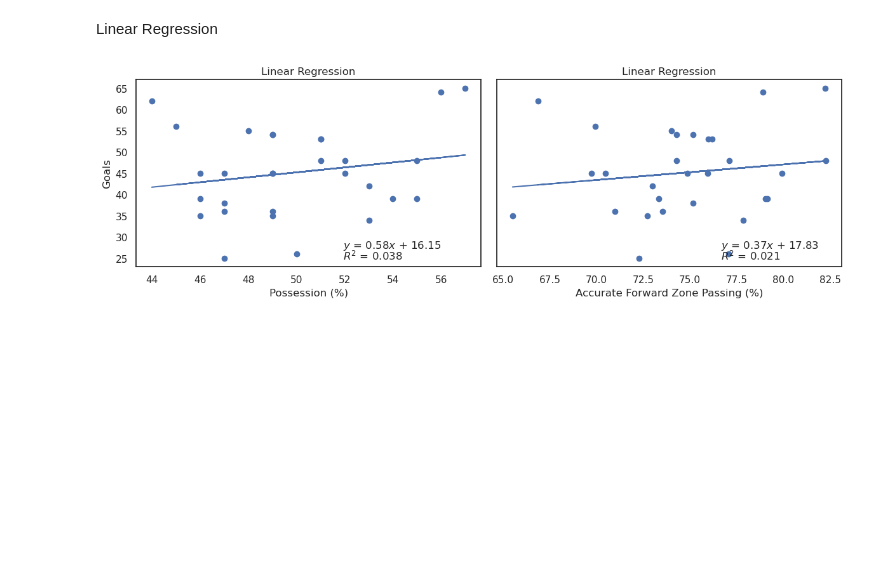
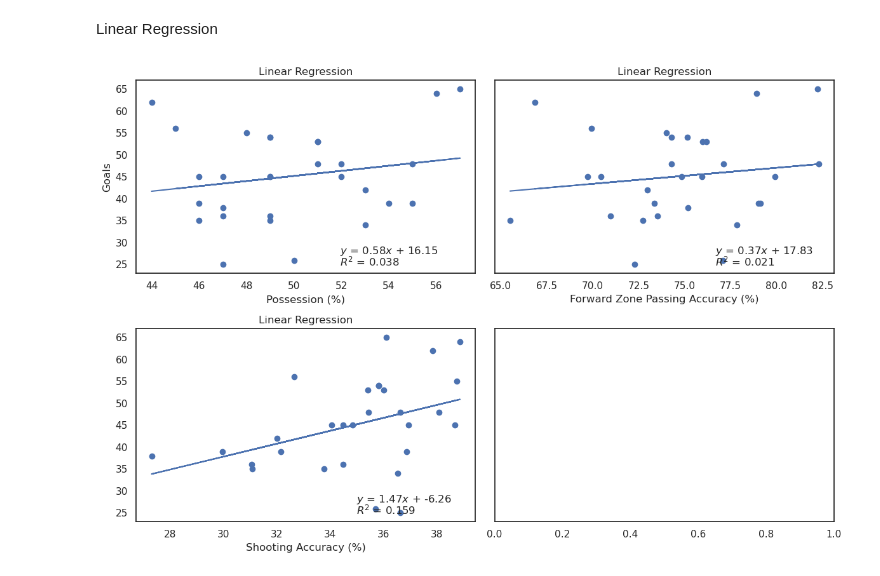
Before and after one commit to gtorrini/portfolio, a Jupyter notebook: data/mls_demo.ipynb, the cells around one changed output. Saved outputs shown, nothing was run; the diff lists cells and outputs as text; code cells hidden in the pictures; blank space fills up the shorter version.

```diff
--- a/data/mls_demo.ipynb
+++ b/data/mls_demo.ipynb
@@ -165,18 +178,30 @@ res2 = stats.linregress(mls_clubs['regular_season_statistics.accurate_fwd_zone_p
 # %%
-fig, axes = plt.subplots(nrows=2, ncols=2, sharey=True, figsize=(12, 4), tight_layout=True)
+assert mls_clubs is not None
+res = stats.linregress(mls_clubs['regular_season_statistics.possession_percentage'], mls_clubs['regular_season_statistics.goals'])
+res2 = stats.linregress(mls_clubs['regular_season_statistics.accurate_fwd_zone_pass_per'], mls_clubs['regular_season_statistics.goals'])
+res3 = stats.linregress(mls_clubs['regular_season_statistics.accurate_shooting_per'], mls_clubs['regular_season_statistics.goals'])
+
+fig, axes = plt.subplots(nrows=2, ncols=2, sharey=True, figsize=(12, 8), tight_layout=True)
 
 # First set
-axes[0].scatter(mls_clubs['regular_season_statistics.possession_percentage'], mls_clubs['regular_season_statistics.goals'], label='Data')
-axes[0].plot(mls_clubs['regular_season_statistics.possession_percentage'], (res.intercept + res.slope * mls_clubs['regular_season_statistics.possession_percentage']), label='Fitted Line')
-axes[0].text(0.6, 0.1, f'''$y$ = {round(res.slope, 2)}$x$ + {round(res.intercept, 2)}''', transform=axes[0].transAxes)
-axes[0].text(0.6, 0.04, f'''$R^2$ = {round(res.rvalue**2, 3)}''', transform=axes[0].transAxes)
-axes[0].set(xlabel='Possession (%)', ylabel='Goals', title='Linear Regression');
+axes[0][0].scatter(mls_clubs['regular_season_statistics.possession_percentage'], mls_clubs['regular_season_statistics.goals'], label='Data')
+axes[0][0].plot(mls_clubs['regular_season_statistics.possession_percentage'], (res.intercept + res.slope * mls_clubs['regular_season_statistics.possession_percentage']), label='Fitted Line')
+axes[0][0].text(0.6, 0.1, f'''$y$ = {round(res.slope, 2)}$x$ + {round(res.intercept, 2)}''', transform=axes[0][0].transAxes)
+axes[0][0].text(0.6, 0.04, f'''$R^2$ = {round(res.rvalue**2, 3)}''', transform=axes[0][0].transAxes)
+axes[0][0].set(xlabel='Possession (%)', ylabel='Goals', title='Linear Regression');
 
 # Second set
-axes[1].scatter(mls_clubs['regular_season_statistics.accurate_fwd_zone_pass_per'], mls_clubs['regular_season_statistics.goals'], label='Data')
-axes[1].plot(mls_clubs['regular_season_statistics.accurate_fwd_zone_pass_per'], (res2.intercept + res2.slope * mls_clubs['regular_season_statistics.accurate_fwd_zone_pass_per']), label='Fitted Line')
-axes[1].text(0.65, 0.1, f'''$y$ = {round(res2.slope, 2)}$x$ + {round(res2.intercept, 2)}''', transform=axes[1].transAxes)
-axes[1].text(0.65, 0.04, f'''$R^2$ = {round(res2.rvalue**2, 3)}''', transform=axes[1].transAxes)
-axes[1].set(xlabel='Accurate Forward Zone Passing (%)', title='Linear Regression');
+axes[0][1].scatter(mls_clubs['regular_season_statistics.accurate_fwd_zone_pass_per'], mls_clubs['regular_season_statistics.goals'], label='Data')
+axes[0][1].plot(mls_clubs['regular_season_statistics.accurate_fwd_zone_pass_per'], (res2.intercept + res2.slope * mls_clubs['regular_season_statistics.accurate_fwd_zone_pass_per']), label='Fitted Line')
+axes[0][1].text(0.65, 0.1, f'''$y$ = {round(res2.slope, 2)}$x$ + {round(res2.intercept, 2)}''', transform=axes[0][1].transAxes)
+axes[0][1].text(0.65, 0.04, f'''$R^2$ = {round(res2.rvalue**2, 3)}''', transform=axes[0][1].transAxes)
+axes[0][1].set(xlabel='Forward Zone Passing Accuracy (%)', title='Linear Regression');
+
+# Third set
+axes[1][0].scatter(mls_clubs['regular_season_statistics.accurate_shooting_per'], mls_clubs['regular_season_statistics.goals'], label='Data')
+axes[1][0].plot(mls_clubs['regular_season_statistics.accurate_shooting_per'], (res3.intercept + res3.slope * mls_clubs['regular_season_statistics.accurate_shooting_per']), label='Fitted Line')
+axes[1][0].text(0.65, 0.1, f'''$y$ = {round(res3.slope, 2)}$x$ + {round(res3.intercept, 2)}''', transform=axes[1][0].transAxes)
+axes[1][0].text(0.65, 0.04, f'''$R^2$ = {round(res3.rvalue**2, 3)}''', transform=axes[1][0].transAxes)
+axes[1][0].set(xlabel='Shooting Accuracy (%)', title='Linear Regression');
 # %% [output]
-[figure, old version]
+[figure, new version]
```
Also changed, not shown: parts of 9 cells of this notebook.
